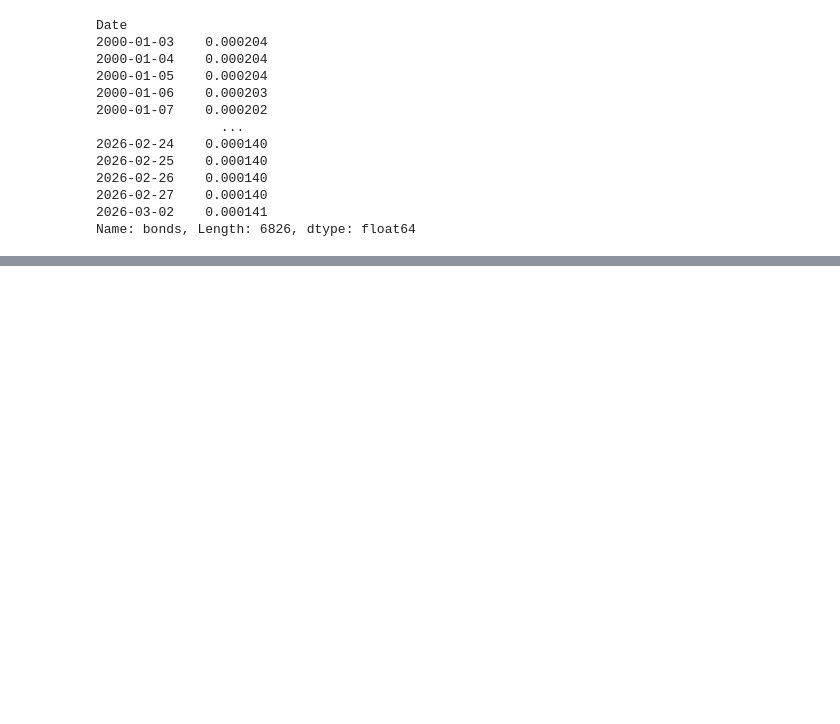
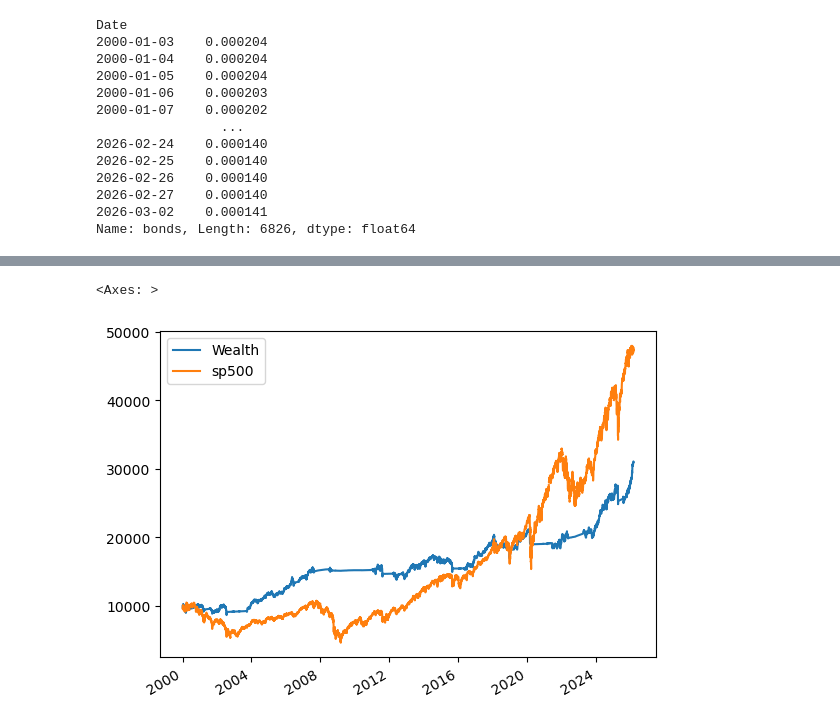
Before and after one commit to MatCuns/Covariance-Based-Dynamic-Risk-Parity-Portfolio-with-Volatility-Targeting, a Jupyter notebook: Dynamic_Risk_Parity_and_Volatility_Targeting.ipynb, the cells around one changed output, grey strips where cells are left out. Cells and saved outputs as stored; diff of their text form; code cells hidden in the pictures; blank space fills up the shorter version.

```diff
--- a/Dynamic_Risk_Parity_and_Volatility_Targeting.ipynb
+++ b/Dynamic_Risk_Parity_and_Volatility_Targeting.ipynb
@@ -471,0 +525,6 @@ for date, row in returns_backtest.iterrows():
+# %%
+sp500=sp500.loc["2000":]
+spreturns=sp500.pct_change()
+spreturns=spreturns.dropna()
+sp_wealth = 10000 * (1 + spreturns).cumprod()
+sp_wealth
@@ -471,0 +545,8 @@ for date, row in returns_backtest.iterrows():
+# %%
+#benchmark vs wealth
+sp_vs_portfolio = pd.concat([backtest_results["Wealth"], sp_wealth], axis=1)
+# %%
+sp_vs_portfolio.plot()
+# %% [output]
+<Axes: >
+[figure, added]
```
Also changed, not shown: parts of 8 cells of this notebook.
